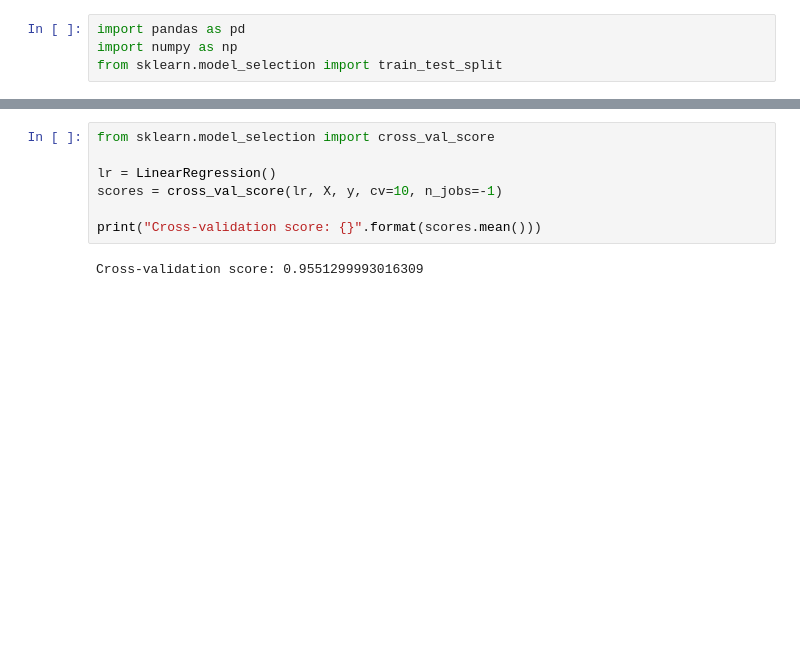
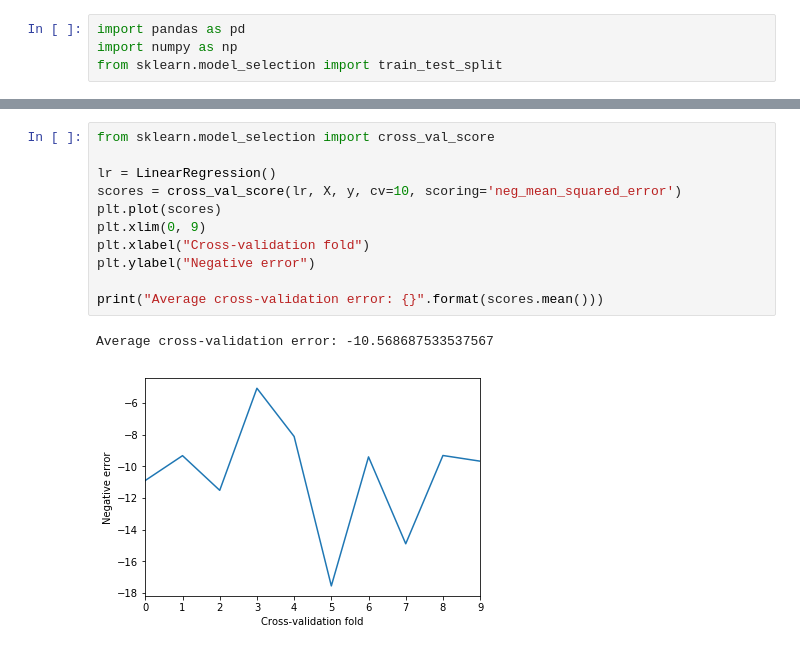
Before and after one commit to RenanGreca/ml-assignment, a Jupyter notebook: ML Assignment.ipynb, the cells around one changed output, grey strips where cells are left out. Cells and saved outputs as stored; diff of their text form; blank space fills up the shorter version.

```diff
--- a/ML Assignment.ipynb
+++ b/ML Assignment.ipynb
@@ -26,9 +80,14 @@ Test test score: 0.99
 # %%
 from sklearn.model_selection import cross_val_score
 
 lr = LinearRegression()
-scores = cross_val_score(lr, X, y, cv=10, n_jobs=-1)
+scores = cross_val_score(lr, X, y, cv=10, scoring='neg_mean_squared_error')
+plt.plot(scores)
+plt.xlim(0, 9)
+plt.xlabel("Cross-validation fold")
+plt.ylabel("Negative error")
 
-print("Cross-validation score: {}".format(scores.mean()))
+print("Average cross-validation error: {}".format(scores.mean()))
 # %% [output]
-Cross-validation score: 0.9551299993016309
+Average cross-validation error: -10.568687533537567
+[figure, added]
```
Also changed, not shown: parts of 27 cells of this notebook.
